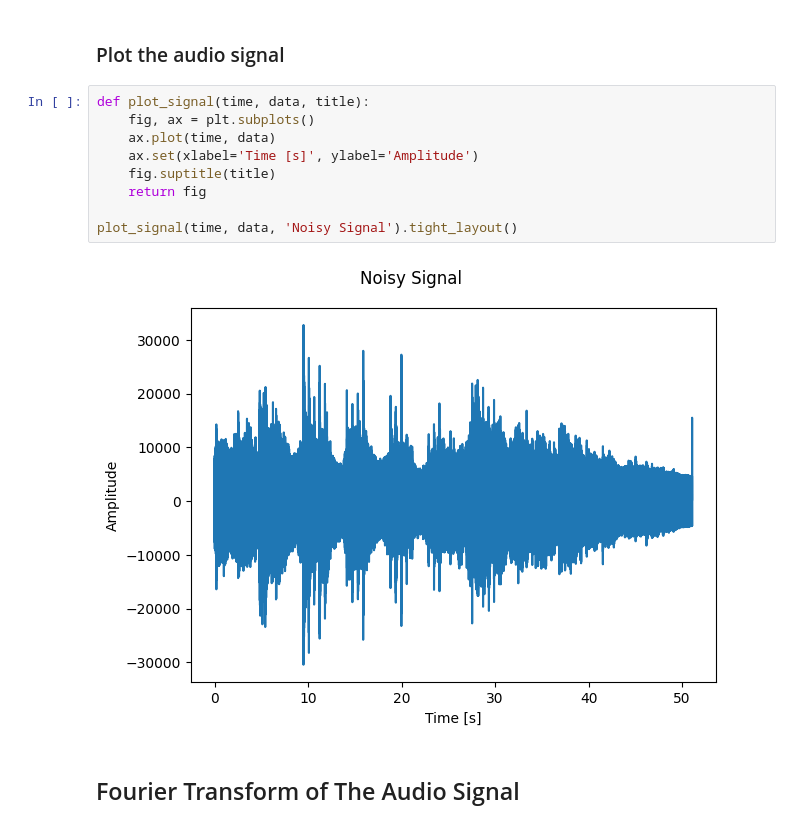
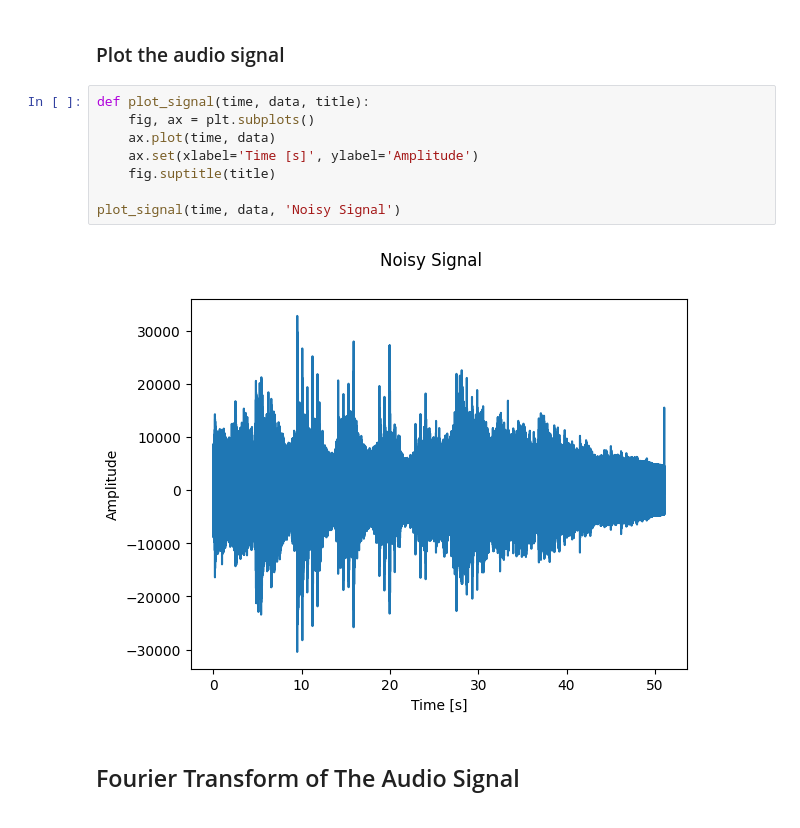
Before and after one commit to MortezaMahdaviMortazavi/SignalSystemProject, a Jupyter notebook: noise_eliminator/noise_eliminator.ipynb, the cells around one changed output. Drawn from its saved outputs; the diff is of its cells as text.

```diff
--- a/noise_eliminator/noise_eliminator.ipynb
+++ b/noise_eliminator/noise_eliminator.ipynb
@@ -34,14 +34,13 @@ length = 51.06585034013605s
 # %%
 def plot_signal(time, data, title):
     fig, ax = plt.subplots()
     ax.plot(time, data)
     ax.set(xlabel='Time [s]', ylabel='Amplitude')
     fig.suptitle(title)
-    return fig
 
-plot_signal(time, data, 'Noisy Signal').tight_layout()
+plot_signal(time, data, 'Noisy Signal')
 # %% [output]
-[figure, old version]
+[figure, new version]
 # %% [markdown]
 ## Fourier Transform of The Audio Signal
 # %%
```
Also changed, not shown: parts of 10 cells of this notebook, 2 other files.
